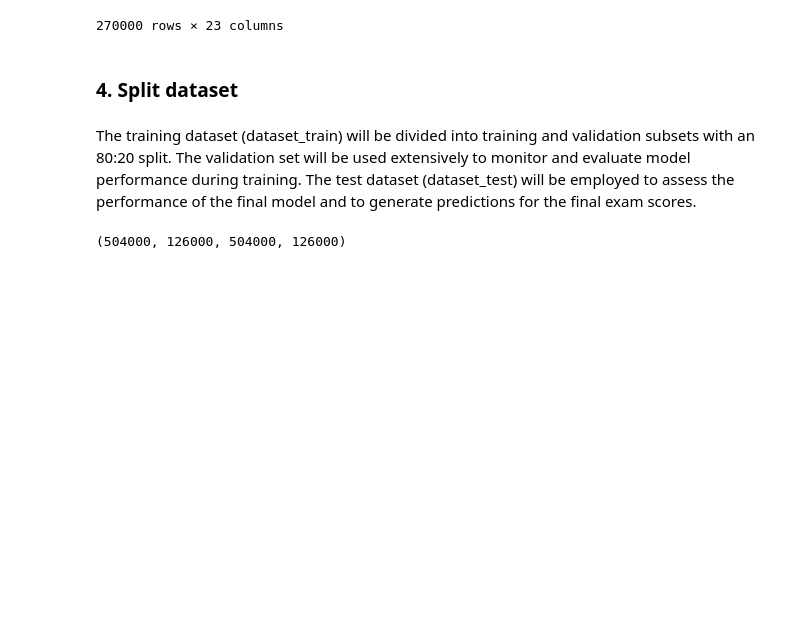
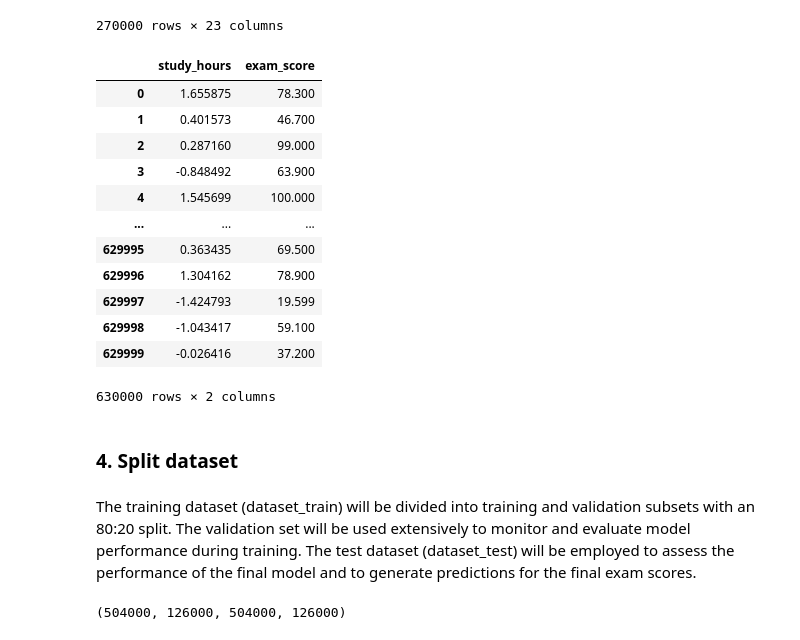
Before and after one commit to matcze/prediction_score, a Jupyter notebook: pred_score.ipynb, the cells around one changed output. Drawn from its saved outputs; the diff is of its cells as text; code cells hidden in the pictures; blank space fills up the shorter version.

```diff
--- a/pred_score.ipynb
+++ b/pred_score.ipynb
@@ -1324,3 +1324,19 @@ dataset_test
+# %%
+dataset_train_one
+# %% [output]
+|  | study_hours | exam_score |
+| 0 | 1.655875 | 78.300 |
+| 1 | 0.401573 | 46.700 |
+| 2 | 0.287160 | 99.000 |
+| 3 | -0.848492 | 63.900 |
+| 4 | 1.545699 | 100.000 |
+| ... | ... | ... |
+| 629995 | 0.363435 | 69.500 |
+| 629996 | 1.304162 | 78.900 |
+| 629997 | -1.424793 | 19.599 |
+| 629998 | -1.043417 | 59.100 |
+| 629999 | -0.026416 | 37.200 |
+630000 rows × 2 columns
 # %% [markdown]
 ### 4. Split dataset
 # %% [markdown]
```
Also changed, not shown: parts of 23 cells of this notebook.
